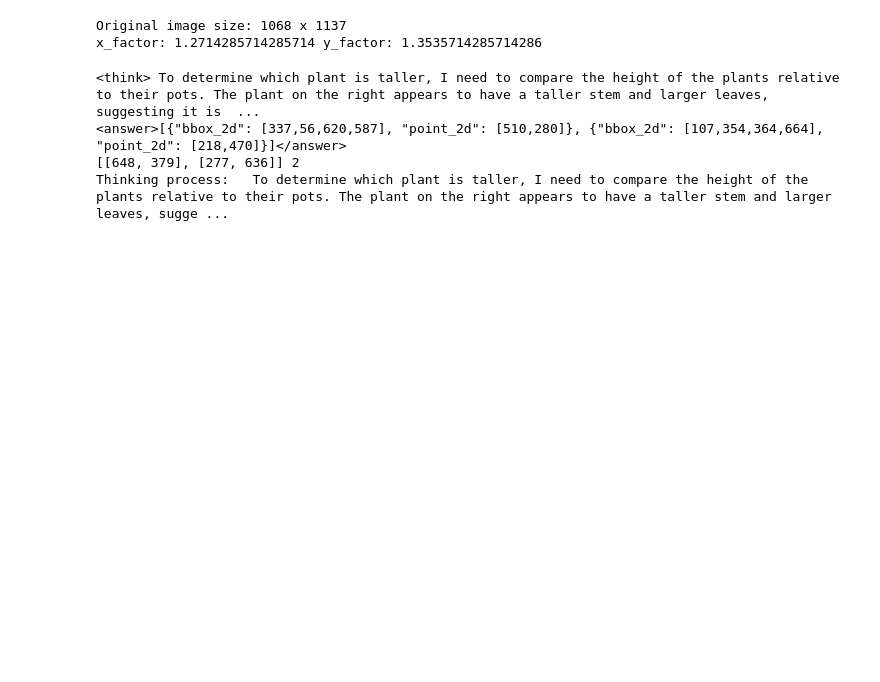
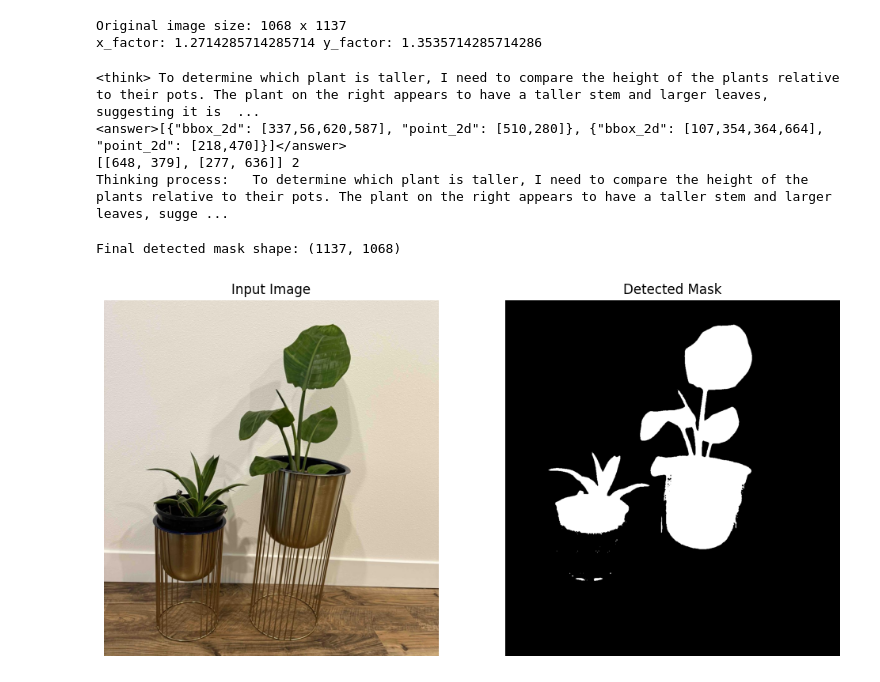
Before and after one commit to vmirly/GenAI-Hub, a Jupyter notebook: SegZero/segzero_inference.ipynb, the cells around one changed output. Saved outputs shown, nothing was run; the diff lists cells and outputs as text; code cells hidden in the pictures; blank space fills up the shorter version.

Commit message:
Seg-Zero: inference (step 2) + visualize results

```diff
--- a/SegZero/segzero_inference.ipynb
+++ b/SegZero/segzero_inference.ipynb
@@ -174,3 +174,32 @@ print("Thinking process: ", think)
 <answer>[{"bbox_2d": [337,56,620,587], "point_2d": [510,280]}, {"bbox_2d": [107,354,364,664], "point_2d": [218,470]}]</answer>
 [[648, 379], [277, 636]] 2
 Thinking process:   To determine which plant is taller, I need to compare the height of the plants relative to their pots. The plant on the right appears to have a taller stem and larger leaves, sugge ...
+# %%
+with torch.inference_mode(), torch.autocast("cuda", dtype=torch.bfloat16):
+    mask_all = np.zeros((image.height, image.width), dtype=bool)
+    segmentation_model.set_image(image)
+    for bbox, point in zip(bboxes, points):
+        masks, scores, _ = segmentation_model.predict(
+            point_coords=[point],
+            point_labels=[1],
+            box=bbox
+        )
+        sorted_ind = np.argsort(scores)[::-1]
+        masks = masks[sorted_ind]
+        mask = masks[0].astype(bool)
+        mask_all = np.logical_or(mask_all, mask)
+
+print("Final detected mask shape:", mask_all.shape)
+# %% [output]
+Final detected mask shape: (1137, 1068)
+# %%
+fig, axes = plt.subplots(1, 2, figsize=(12, 6), dpi=100)
+axes[0].imshow(image)
+axes[0].set_title("Input Image")
+axes[0].axis("off")
+axes[1].imshow(mask_all, cmap="gray")
+axes[1].set_title("Detected Mask")
+axes[1].axis("off")
+plt.show()
+# %% [output]
+[figure, added]
```
